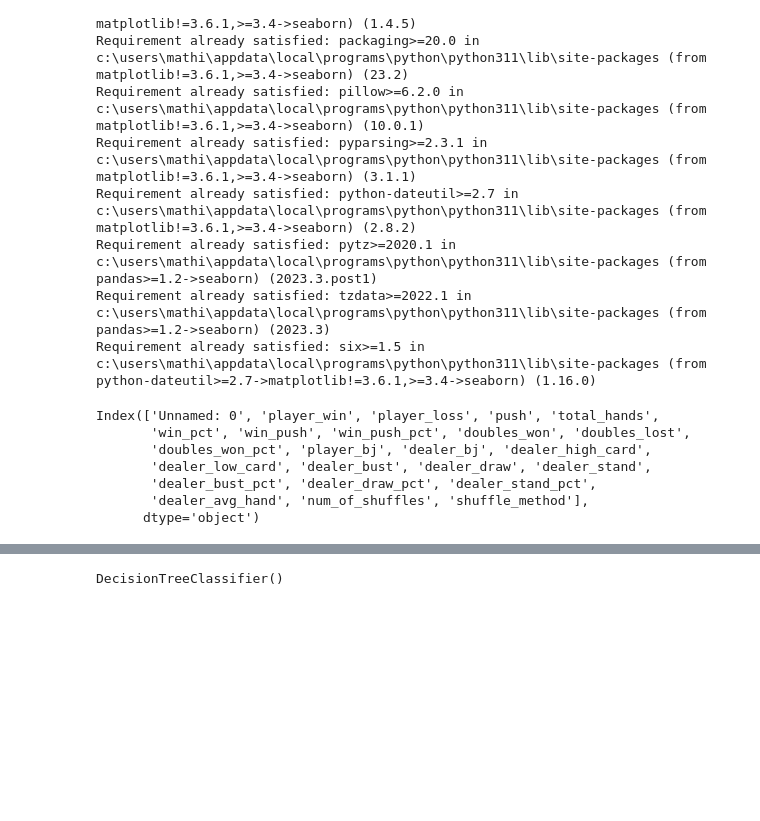
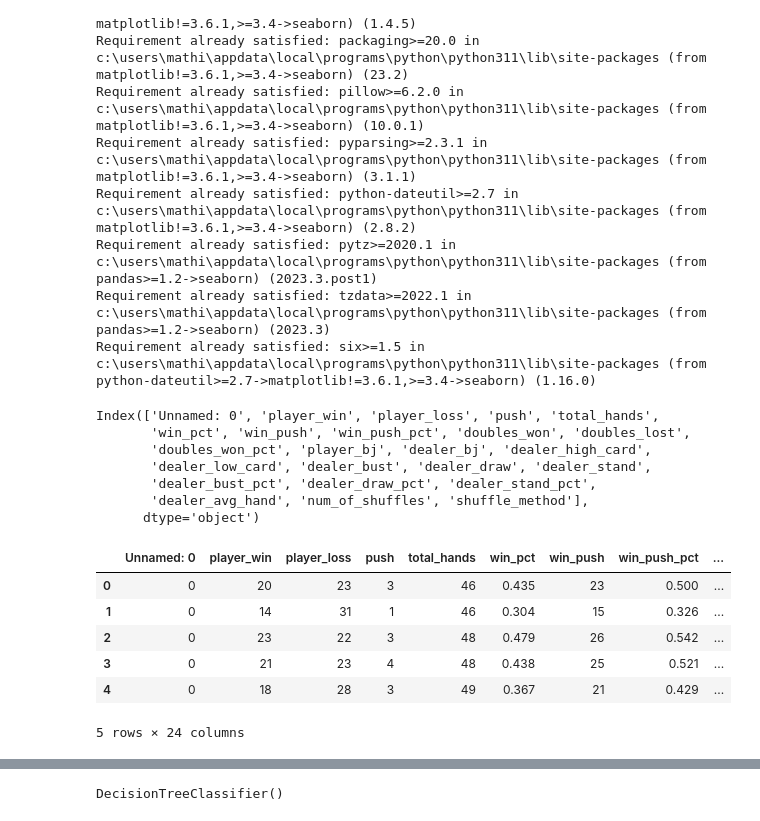
Before and after one commit to Giorgio6846/TrabajoFinal-IA, a Jupyter notebook: dataset/workspaceAddict/Untitled.ipynb, the cells around one changed output, grey strips where cells are left out. Cells and saved outputs as stored; diff of their text form; code cells hidden in the pictures; blank space fills up the shorter version.

```diff
--- a/dataset/workspaceAddict/Untitled.ipynb
+++ b/dataset/workspaceAddict/Untitled.ipynb
@@ -38,4 +38,14 @@ Index(['Unnamed: 0', 'player_win', 'player_loss', 'push', 'total_hands',
        'dealer_bust_pct', 'dealer_draw_pct', 'dealer_stand_pct',
        'dealer_avg_hand', 'num_of_shuffles', 'shuffle_method'],
       dtype='object')
+# %%
+df.head()
+# %% [output]
+|  | Unnamed: 0 | player_win | player_loss | push | total_hands | win_pct | win_push | win_push_pct | ... |
+| 0 | 0 | 20 | 23 | 3 | 46 | 0.435 | 23 | 0.500 | ... |
+| 1 | 0 | 14 | 31 | 1 | 46 | 0.304 | 15 | 0.326 | ... |
+| 2 | 0 | 23 | 22 | 3 | 48 | 0.479 | 26 | 0.542 | ... |
+| 3 | 0 | 21 | 23 | 4 | 48 | 0.438 | 25 | 0.521 | ... |
+| 4 | 0 | 18 | 28 | 3 | 49 | 0.367 | 21 | 0.429 | ... |
+5 rows × 24 columns
 # %%
```
Also changed, not shown: parts of 8 cells of this notebook, 1 other file.
